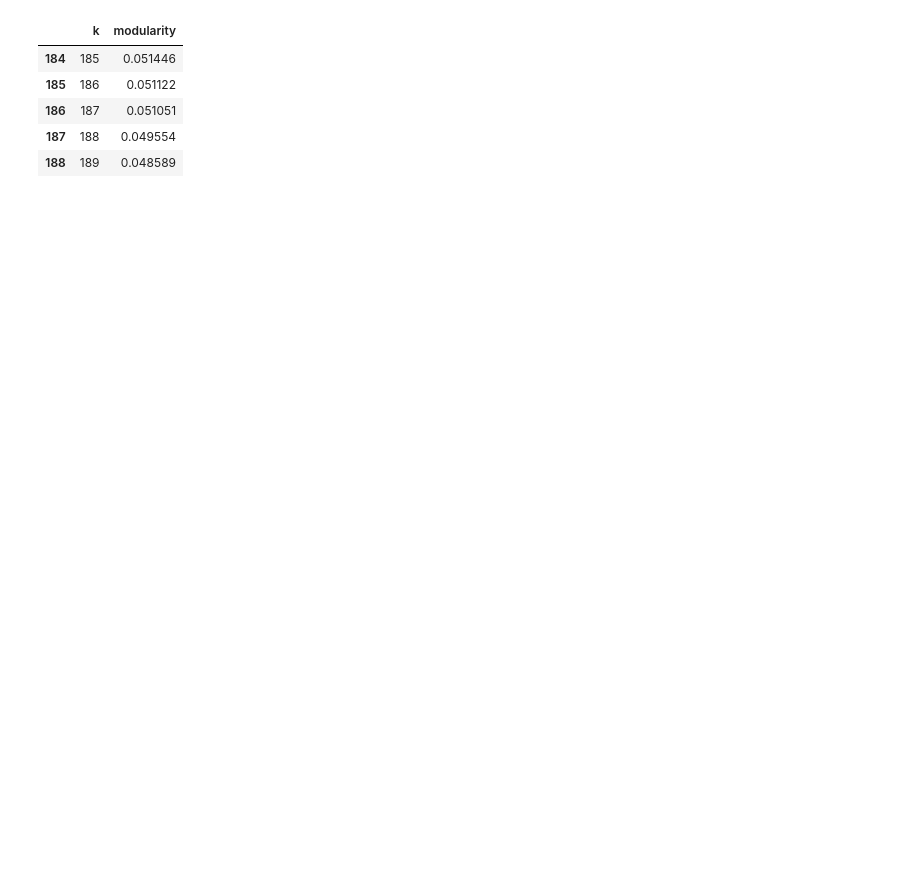
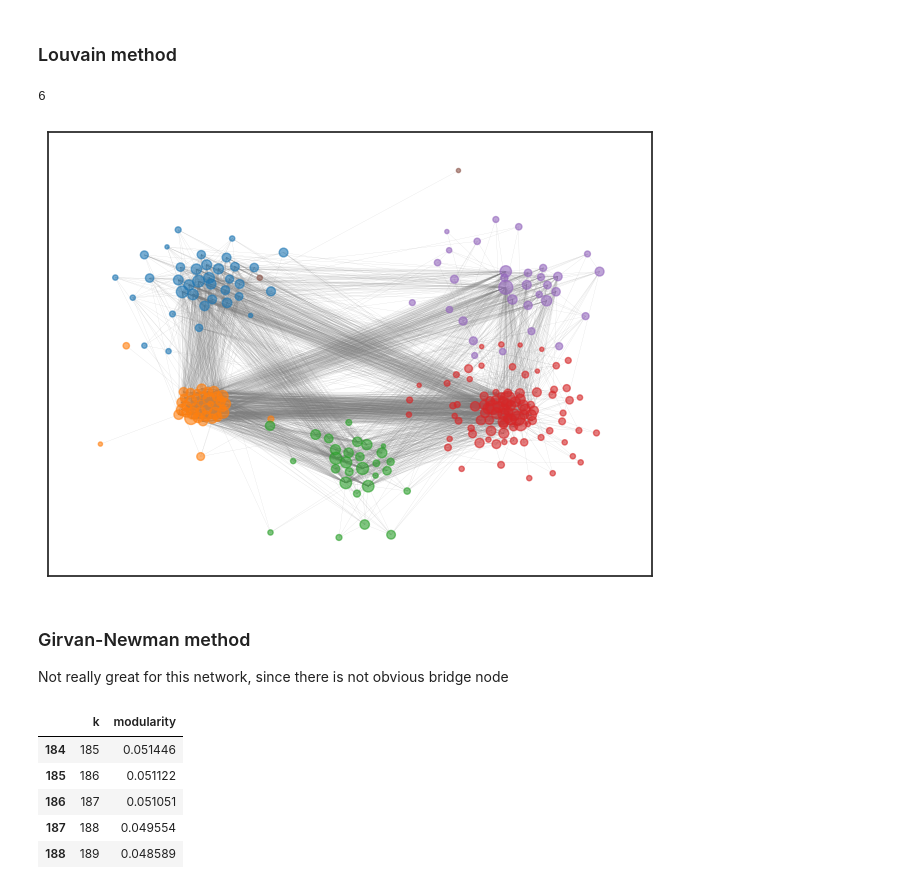
Before and after one commit to jieshu-wang-SBU/EST389_371_2026_spring, a Jupyter notebook: lectures/12-network_data_analysis/12-02_communuity_detection.ipynb, the cells around one changed output. Saved outputs shown, nothing was run; the diff lists cells and outputs as text; code cells hidden in the pictures; blank space fills up the shorter version.

Commit message:
community detection

```diff
--- a/lectures/12-network_data_analysis/12-02_communuity_detection.ipynb
+++ b/lectures/12-network_data_analysis/12-02_communuity_detection.ipynb
@@ -28,3 +41,49 @@ Number of edges: 4448
+# %% [markdown]
+### Louvain method
+# %%
+communities = nx.community.louvain_communities(graph, seed=123)
+print("Modularity score", nx.community.modularity(graph, communities))
+# %%
+
+node_to_comm = {}
+for i, comm in enumerate(communities):
+    for node in comm:
+        node_to_comm[node] = i
+
+colors = []
+for node in graph.nodes():
+    colors.append(node_to_comm[node])
+# %%
+len(communities)
+# %% [output]
+6
+# %%
+# Compute positions for the node clusters as if they were themselves nodes in a
+# supergraph using a larger scale factor
+
+sns.set_theme(style="white")
+supergraph = nx.cycle_graph(len(communities))
+superpos = nx.spring_layout(supergraph, scale=1.8, seed=429)
+
+# Use the "supernode" positions as the center of each node cluster
+centers = list(superpos.values())
+pos = {}
+for center, comm in zip(centers, communities):
+    pos.update(nx.spring_layout(nx.subgraph(graph, comm), center=center, seed=1430))
+
+# Nodes colored by cluster
+for nodes, clr in zip(communities, ("tab:blue", "tab:orange", "tab:green", "tab:red","tab:purple","tab:brown")):
+    node_sizes = [13*np.log1p(size_dict[node]) for node in nodes]
+    nx.draw_networkx_nodes(graph, pos=pos, nodelist=nodes, node_color=clr, node_size=node_sizes, alpha=0.6)
+nx.draw_networkx_edges(graph, pos=pos, edge_color="gray", width=0.08, alpha=0.6)
+
+plt.tight_layout()
+plt.show()
+# %% [output]
+[figure, added]
+# %% [markdown]
+### Girvan-Newman method
+Not really great for this network, since there is not obvious bridge node
 # %%
 # community detection using Girvan-Newman method
 
```
Also changed, not shown: parts of 9 cells of this notebook.
